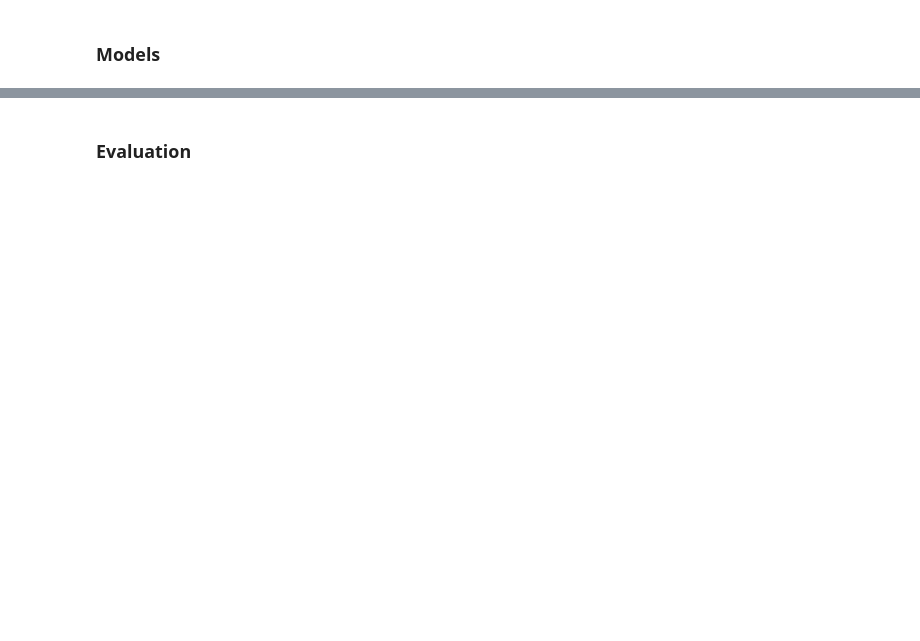
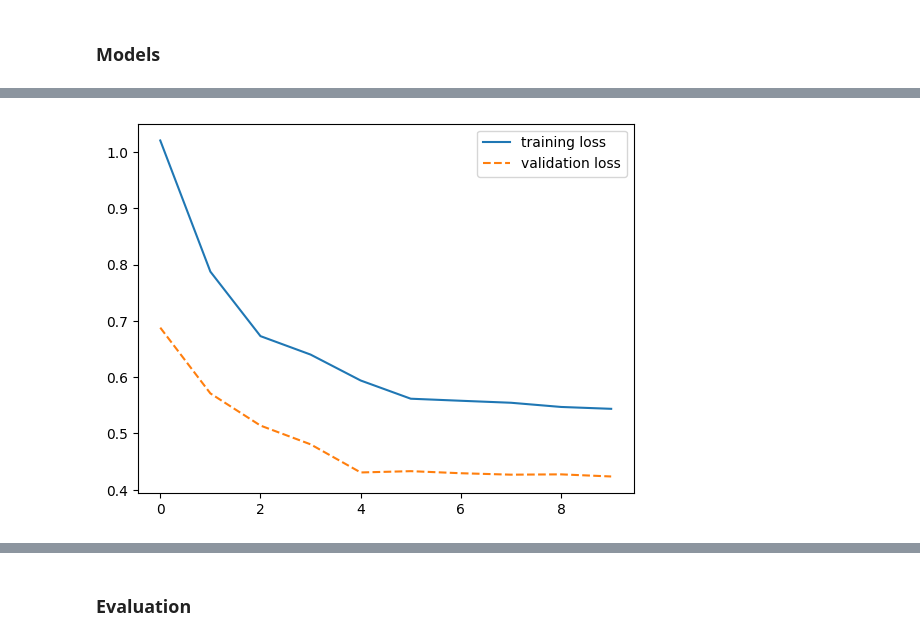
Before and after one commit to xrusnack/Plant-Doctor, a Jupyter notebook: plant_doctors.ipynb, the cells around one changed output, grey strips where cells are left out. Drawn from its saved outputs; the diff is of its cells as text; code cells hidden in the pictures; blank space fills up the shorter version.

```diff
--- a/plant_doctors.ipynb
+++ b/plant_doctors.ipynb
@@ -233,7 +285,7 @@ class WrappedDataLoader:
         for x, y in batches:
             yield x.to(self.device), y.to(self.device)
 
-bs = 64
+bs = 128
 
 train_dataloader = WrappedDataLoader(DataLoader(train, batch_size=bs, sampler=sampler), device)
 val_dataloader = WrappedDataLoader(DataLoader(valid, batch_size=bs, shuffle=True), device)
@@ -322,13 +388,18 @@ torch.set_float32_matmul_precision("high")
 import torch.optim
 from torch.optim.lr_scheduler import StepLR
 import torch.nn as nn
-
-#vgg19 = torch.compile(vgg19)
 
 loss_func = nn.CrossEntropyLoss()
 
 optimizer = torch.optim.SGD(vgg19.parameters(), lr=1e-3, momentum=0.9)
 scheduler = torch.optim.lr_scheduler.StepLR(optimizer, step_size=5, gamma=0.1)
 
-_, _ = train(epochs=10, model=vgg19, loss_f=loss_func, optimizer=optimizer,
-             scheduler=scheduler,train_dl=train_dataloader, valid_dl=val_dataloader)
+train_loss, val_loss = train(epochs=10, model=vgg19, loss_f=loss_func, optimizer=optimizer,
+                             scheduler=scheduler,train_dl=train_dataloader, valid_dl=val_dataloader)
+plt.figure()
+plt.plot(train_loss)
+plt.plot(val_loss, linestyle='--')
+plt.legend(['training loss',
+           'validation loss'])
+plt.show()
+# %% [output]
@@ -335,3 +421,4 @@ _, _ = train(epochs=10, model=vgg19, loss_f=loss_func, optimizer=optimizer,
+[figure, added]
 # %%
 for param in vgg19.parameters():
     param.requires_grad = True
```
Also changed, not shown: parts of 13 cells of this notebook.
